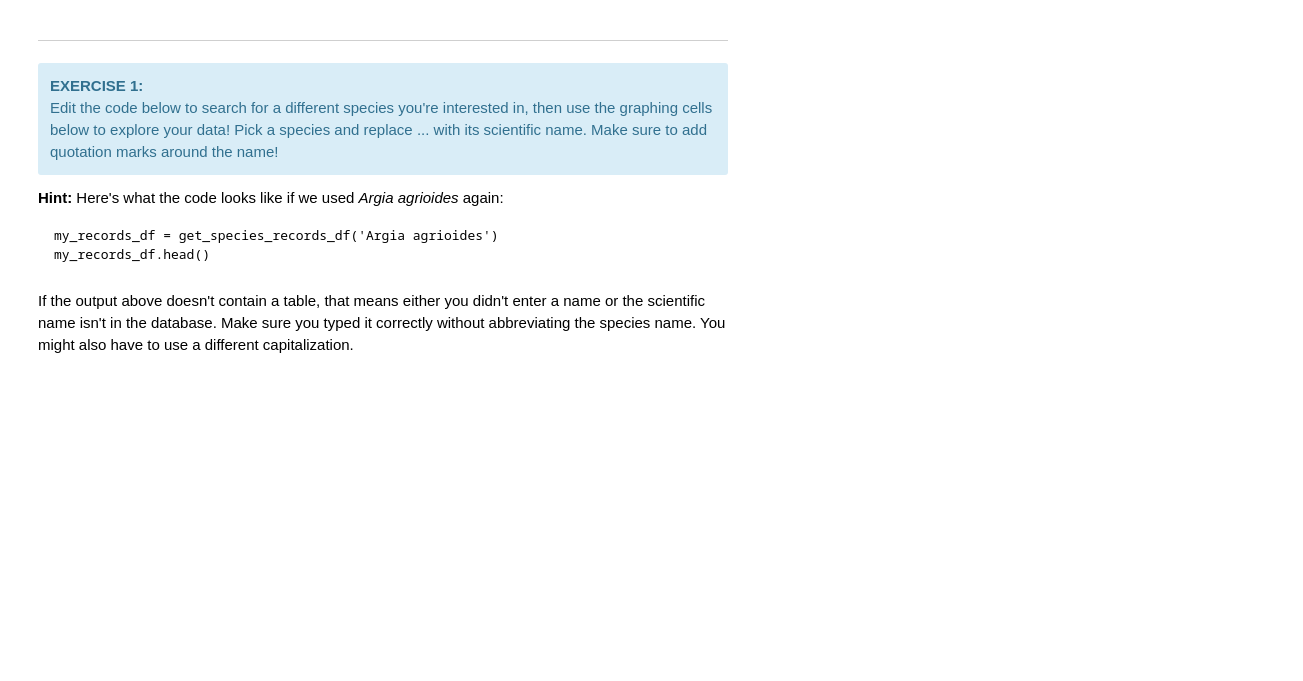
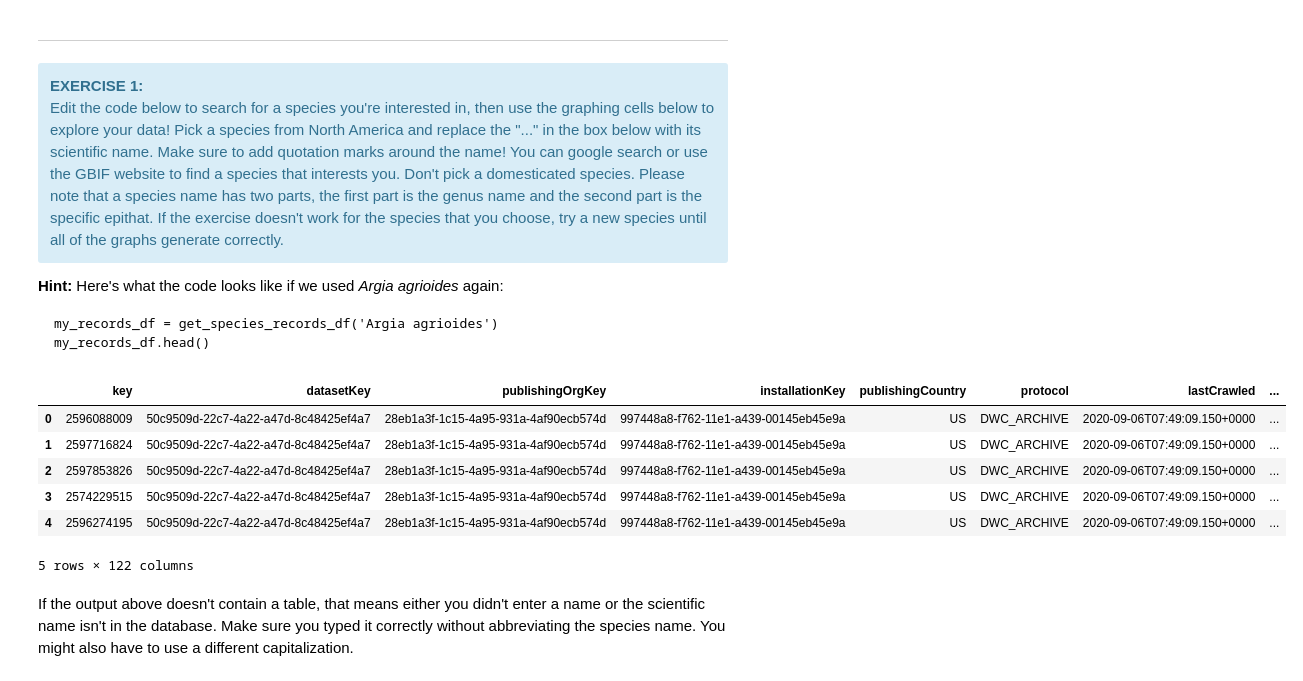
Before and after one commit to ds-modules/IB-105-ESPM-125-fa20, a Jupyter notebook: notebook1.ipynb, the cells around one changed output. Saved outputs shown, nothing was run; the diff lists cells and outputs as text; code cells hidden in the pictures; blank space fills up the shorter version.

````diff
--- a/notebook1.ipynb
+++ b/notebook1.ipynb
@@ -325,7 +332,7 @@ Since we're going to want to get DataFrames of species records several times in
 # %%
 def get_species_records_df(scientific_name):
     records = get_species_records(scientific_name) # Get the records using the function we defined earlier
-    records_df = pd.read_json(json.dumps(records)) # Convert the raw records into a DataFrame
+    records_df = json_normalize(records) # Convert the raw records into a DataFrame
     return records_df
 # %%
 records_df = get_species_records_df('Argia agrioides')
@@ -480,8 +529,10 @@ YOUR RESPONSE HERE
 <div class="alert alert-block alert-info">
     <b>EXERCISE 1:</b>
     <br />
-    Edit the code below to search for a different species you're interested in, then use  the graphing cells below to explore your data! Pick a species and replace ... with its scientific name. Make sure to add quotation marks around the name!
+    Edit the code below to search for a species you're interested in, then use the graphing cells below to explore your data! Pick a species from North America and replace the "..." in the box below with its scientific name. Make sure to add quotation marks around the name! You can google search or use the GBIF website to find a species that interests you. Don't pick a domesticated species.
+     Please note that a species name has two parts, the first part is the genus name and the second part is the specific epithat. If the exercise doesn't work for the species that you choose, try a new species until all of the graphs generate correctly.
 </div>
+
 
 **Hint:** Here's what the code looks like if we used _Argia agrioides_ again:
 ```
@@ -489,8 +540,17 @@ my_records_df = get_species_records_df('Argia agrioides')
 my_records_df.head()
 ```
 # %%
-my_records_df = get_species_records_df(...)
+# Replace the ... in the line below with your species
+my_records_df = get_species_records_df("...")
 my_records_df.head() # Show the first 5 records
+# %% [output]
+|  | key | datasetKey | publishingOrgKey | installationKey | publishingCountry | protocol | lastCrawled | ... |
+| 0 | 2596088009 | 50c9509d-22c7-4a22-a47d-8c48425ef4a7 | 28eb1a3f-1c15-4a95-931a-4af90ecb574d | 997448a8-f762-11e1-a439-00145eb45e9a | US | DWC_ARCHIVE | 2020-09-06T07:49:09.150+0000 | ... |
+| 1 | 2597716824 | 50c9509d-22c7-4a22-a47d-8c48425ef4a7 | 28eb1a3f-1c15-4a95-931a-4af90ecb574d | 997448a8-f762-11e1-a439-00145eb45e9a | US | DWC_ARCHIVE | 2020-09-06T07:49:09.150+0000 | ... |
+| 2 | 2597853826 | 50c9509d-22c7-4a22-a47d-8c48425ef4a7 | 28eb1a3f-1c15-4a95-931a-4af90ecb574d | 997448a8-f762-11e1-a439-00145eb45e9a | US | DWC_ARCHIVE | 2020-09-06T07:49:09.150+0000 | ... |
+| 3 | 2574229515 | 50c9509d-22c7-4a22-a47d-8c48425ef4a7 | 28eb1a3f-1c15-4a95-931a-4af90ecb574d | 997448a8-f762-11e1-a439-00145eb45e9a | US | DWC_ARCHIVE | 2020-09-06T07:49:09.150+0000 | ... |
+| 4 | 2596274195 | 50c9509d-22c7-4a22-a47d-8c48425ef4a7 | 28eb1a3f-1c15-4a95-931a-4af90ecb574d | 997448a8-f762-11e1-a439-00145eb45e9a | US | DWC_ARCHIVE | 2020-09-06T07:49:09.150+0000 | ... |
+5 rows × 122 columns
 # %% [markdown]
 If the output above doesn't contain a table, that means either you didn't enter a name or the scientific name isn't in the database. Make sure you typed it correctly without abbreviating the species name. You might also have to use a different capitalization.
 # %%
````
Also changed, not shown: parts of 23 cells of this notebook, 1 other file.
